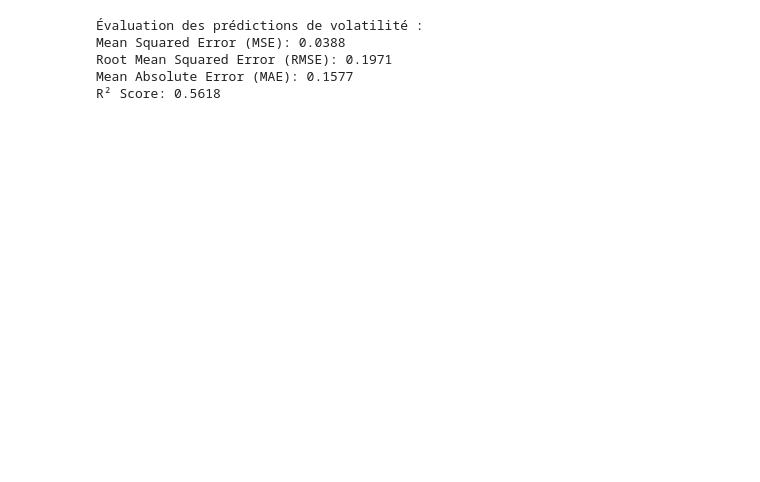
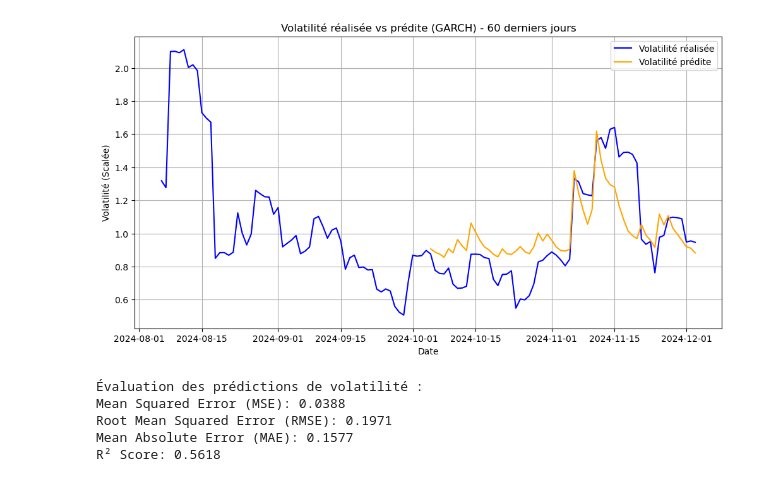
Before and after one commit to willyafalin/cryptocurrency_prediction, a Jupyter notebook: GARCH.ipynb, the cells around one changed output. Drawn from its saved outputs; the diff is of its cells as text; code cells hidden in the pictures; blank space fills up the shorter version.

```diff
--- a/GARCH.ipynb
+++ b/GARCH.ipynb
@@ -203,29 +202,0 @@ Covariance estimator: robust
-# %%
-from sklearn.metrics import mean_squared_error, mean_absolute_error, r2_score
-import numpy as np
-
-# Extraire les 60 derniers jours de volatilité réalisée et prédite
-realized_volatility = data_60_days['realized_volatility'].dropna()
-predicted_volatility = data_60_days['predicted_volatility_scaled'].dropna()
-
-# Assurez-vous que les indices correspondent
-realized_volatility = realized_volatility.loc[predicted_volatility.index]
-
-# Calculer les métriques
-mse = mean_squared_error(realized_volatility, predicted_volatility)
-rmse = np.sqrt(mse)
-mae = mean_absolute_error(realized_volatility, predicted_volatility)
-r2 = r2_score(realized_volatility, predicted_volatility)
-
-# Afficher les résultats
-print("Évaluation des prédictions de volatilité :")
-print(f"Mean Squared Error (MSE): {mse:.4f}")
-print(f"Root Mean Squared Error (RMSE): {rmse:.4f}")
-print(f"Mean Absolute Error (MAE): {mae:.4f}")
-print(f"R² Score: {r2:.4f}")
-# %% [output]
-Évaluation des prédictions de volatilité :
-Mean Squared Error (MSE): 0.0388
-Root Mean Squared Error (RMSE): 0.1971
-Mean Absolute Error (MAE): 0.1577
-R² Score: 0.5618
@@ -231,0 +261,14 @@ R² Score: 0.5618
+# %%
+# Charger les données
+data_d = pd.read_csv('BTCUSDT_daily_2023.csv')  # Remplacez par votre fichier
+data_d['timestamp'] = pd.to_datetime(data_d['timestamp'])
+data_d.set_index('timestamp', inplace=True)
+
+garch_analysis(data_d,1,1)
+# %% [output]
+[figure, added]
+Évaluation des prédictions de volatilité :
+Mean Squared Error (MSE): 0.0388
+Root Mean Squared Error (RMSE): 0.1971
+Mean Absolute Error (MAE): 0.1577
+R² Score: 0.5618
```
Also changed, not shown: parts of 6 cells of this notebook, 3 other files.
